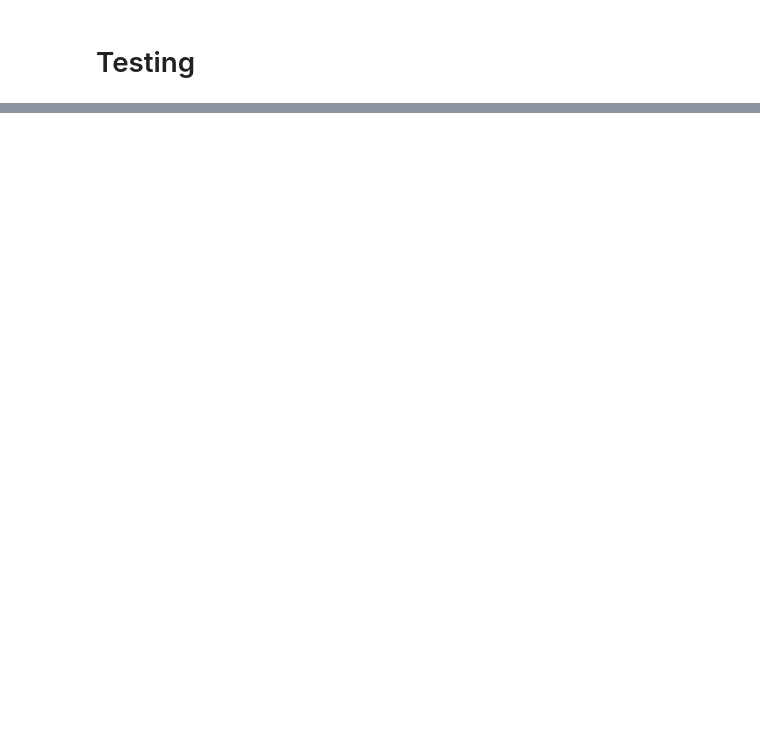
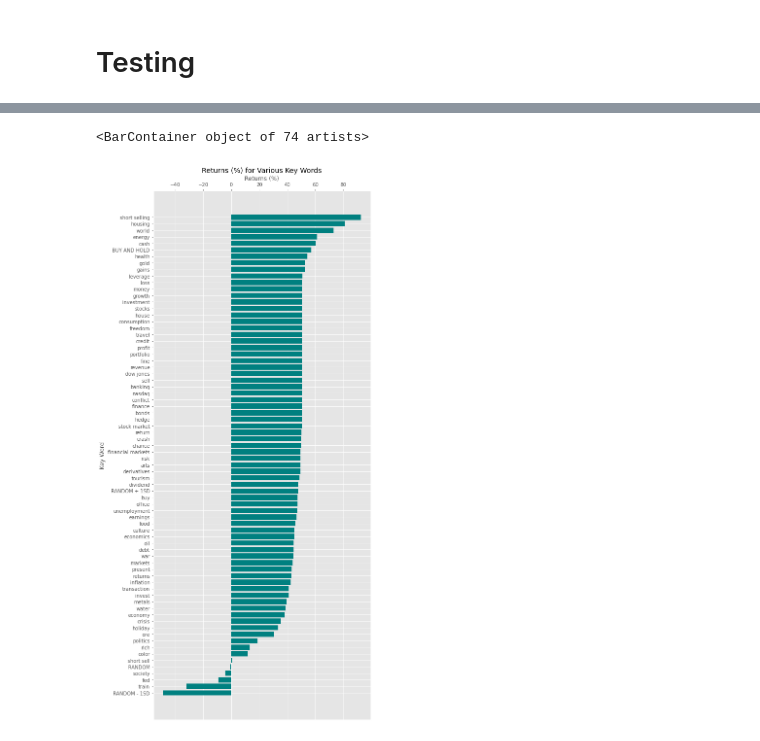
Before and after one commit to evilpegasus/google-trends-financial-modeling, a Jupyter notebook: Presentation Notebook.ipynb, the cells around one changed output, grey strips where cells are left out. Drawn from its saved outputs; the diff is of its cells as text; code cells hidden in the pictures; blank space fills up the shorter version.

```diff
--- a/Presentation Notebook.ipynb
+++ b/Presentation Notebook.ipynb
@@ -482,7 +429,7 @@ import random
 # randomly buy and sell
 class randomStrat(Strategy):
     def init(self):
-        self.change = self.I(ourFunc1, self.data)
+        self.change = self.I(getMovingAvg, self.data)
     def next(self):
         if random.choice([True, False]):
             self.position.close()
@@ -543,0 +440,25 @@ class trainingStrat(Strategy):
+# %%
+random_returns = []
+best_word = testing_optimized_words[0]
+
+for i in range(1000):
+    bt = Backtest(testing[best_word], randomStrat, cash=100_000_000, commission=0)
+    random_stats = bt.run()
+    random_returns.append(random_stats[6])
+
+random_mean = np.mean(random_returns)
+random_sd = np.std(random_returns)
+random_plus = random_mean + random_sd
+random_minus = random_mean - random_sd
+
+returns_data['Key Word'].append('RANDOM')
+returns_data['Key Word'].append('RANDOM + 1SD')
+returns_data['Key Word'].append('RANDOM - 1SD')
+returns_data['Returns (%)'].append(random_mean)
+returns_data['Returns (%)'].append(random_plus)
+returns_data['Returns (%)'].append(random_minus)
+# %%
+random_df = pd.DataFrame(returns_data)
+random_df = random_df.sort_values(by=['Returns (%)'], ascending = False)
+random_df = random_df.set_index('Key Word')
+random_df.head(10)
@@ -543,0 +486,18 @@ class trainingStrat(Strategy):
+# %%
+import matplotlib.pyplot as plt
+%matplotlib inline
+
+fig, ax = plt.subplots(figsize = (8,20))
+
+flipped = random_df.reindex(index = random_df.index[::-1])
+
+plt.style.use('ggplot')
+plt.title("Returns (%) for Various Key Words")
+plt.ylabel("Key Word")
+plt.xlabel("Returns (%)")
+ax.xaxis.tick_top()
+ax.xaxis.set_label_position("top")
+ax.barh(data = flipped, width = "Returns (%)", y = flipped.index, color='teal', align = 'center')
+# %% [output]
+<BarContainer object of 74 artists>
+[figure, added]
```
Also changed, not shown: parts of 39 cells of this notebook, 7 other files.
